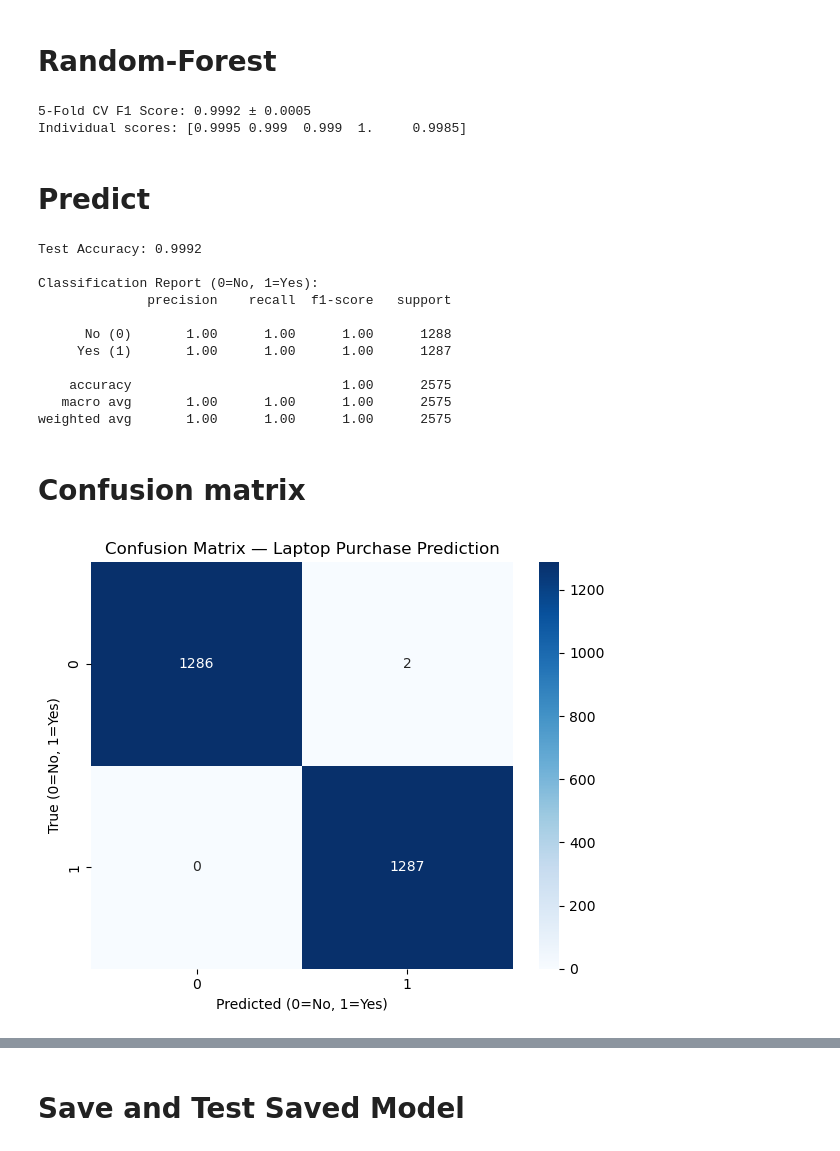
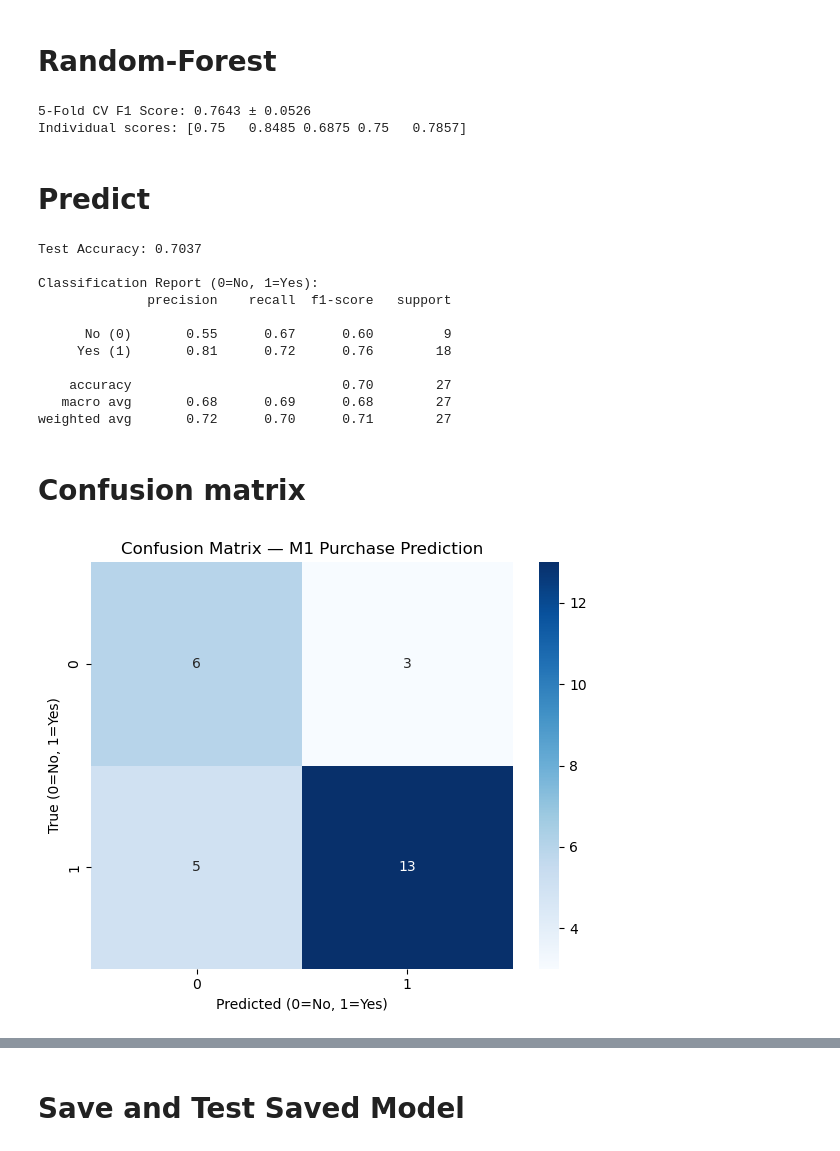
Before and after one commit to aashisrjl/customer-segmentation, a Jupyter notebook: notebooks/04_classification.ipynb, the cells around one changed output, grey strips where cells are left out. Cells and saved outputs as stored; diff of their text form; code cells hidden in the pictures.

```diff
--- a/notebooks/04_classification.ipynb
+++ b/notebooks/04_classification.ipynb
@@ -26,16 +26,15 @@ PLOT_DIR.mkdir(parents=True, exist_ok=True)
 # %% [markdown]
 # Read Data
 # %%
-
-# Load processed data
-df = pd.read_csv('../data/processed/processed_data.csv')
+# Load processed M1 data
+df = pd.read_csv('../data/processed/processed_m1_data.csv')
 
 # Separate features and target
-if 'BuyLaptop' not in df.columns:
-    raise ValueError('BuyLaptop column not found in processed_data.csv')
+if 'm1_purchase' not in df.columns:
+    raise ValueError('m1_purchase column not found in processed_m1_data.csv')
 
-X = df.drop(columns=['BuyLaptop'])
-y = df['BuyLaptop']
+X = df.drop(columns=['m1_purchase'])
+y = df['m1_purchase']
 
 print(f'Features shape: {X.shape} | Target shape: {y.shape}')
 print(f'Target distribution:\n{y.value_counts()}')
@@ -61,16 +60,16 @@ Train: (10297, 8) | Test: (2575, 8)
 # %% [markdown]
 # Random-Forest
 # %%
-# Train Random Forest classifier for laptop purchase prediction
-clf = RandomForestClassifier(n_estimators=30, random_state=42, n_jobs=-1)
+# Train Random Forest classifier for M1 purchase prediction
+clf = RandomForestClassifier(n_estimators=100, random_state=42, n_jobs=-1, max_depth=10)
 clf.fit(X_train, y_train)
 
 cv_scores = cross_val_score(clf, X_train, y_train, cv=5, scoring='f1')
 print(f'5-Fold CV F1 Score: {cv_scores.mean():.4f} ± {cv_scores.std():.4f}')
 print(f'Individual scores: {cv_scores.round(4)}')
 # %% [output]
-5-Fold CV F1 Score: 0.9992 ± 0.0005
-Individual scores: [0.9995 0.999  0.999  1.     0.9985]
+5-Fold CV F1 Score: 0.7643 ± 0.0526
+Individual scores: [0.75   0.8485 0.6875 0.75   0.7857]
 # %% [markdown]
 # Predict
 # %%
@@ -81,30 +80,30 @@ print(f'Test Accuracy: {accuracy:.4f}')
 print('\nClassification Report (0=No, 1=Yes):')
 print(classification_report(y_test, y_pred, target_names=['No (0)', 'Yes (1)']))
 # %% [output]
-Test Accuracy: 0.9992
+Test Accuracy: 0.7037
 
 Classification Report (0=No, 1=Yes):
               precision    recall  f1-score   support
 
-      No (0)       1.00      1.00      1.00      1288
-     Yes (1)       1.00      1.00      1.00      1287
+      No (0)       0.55      0.67      0.60         9
+     Yes (1)       0.81      0.72      0.76        18
 
-    accuracy                           1.00      2575
-   macro avg       1.00      1.00      1.00      2575
-weighted avg       1.00      1.00      1.00      2575
+    accuracy                           0.70        27
+   macro avg       0.68      0.69      0.68        27
+weighted avg       0.72      0.70      0.71        27
 # %% [markdown]
 # Confusion matrix
 # %%
 # Confusion matrix
 cm = confusion_matrix(y_test, y_pred)
 plt.figure(figsize=(6, 5))
 sns.heatmap(cm, annot=True, fmt='d', cmap='Blues')
 plt.xlabel('Predicted (0=No, 1=Yes)')
 plt.ylabel('True (0=No, 1=Yes)')
-plt.title('Confusion Matrix — Laptop Purchase Prediction')
+plt.title('Confusion Matrix — M1 Purchase Prediction')
 plt.tight_layout()
 plt.savefig(PLOT_DIR / 'confusion_matrix.png', dpi=150)
 plt.show()
 # %% [output]
-[figure, old version]
+[figure, new version]
 # %%
```
Also changed, not shown: parts of 6 cells of this notebook, 30 other files.
